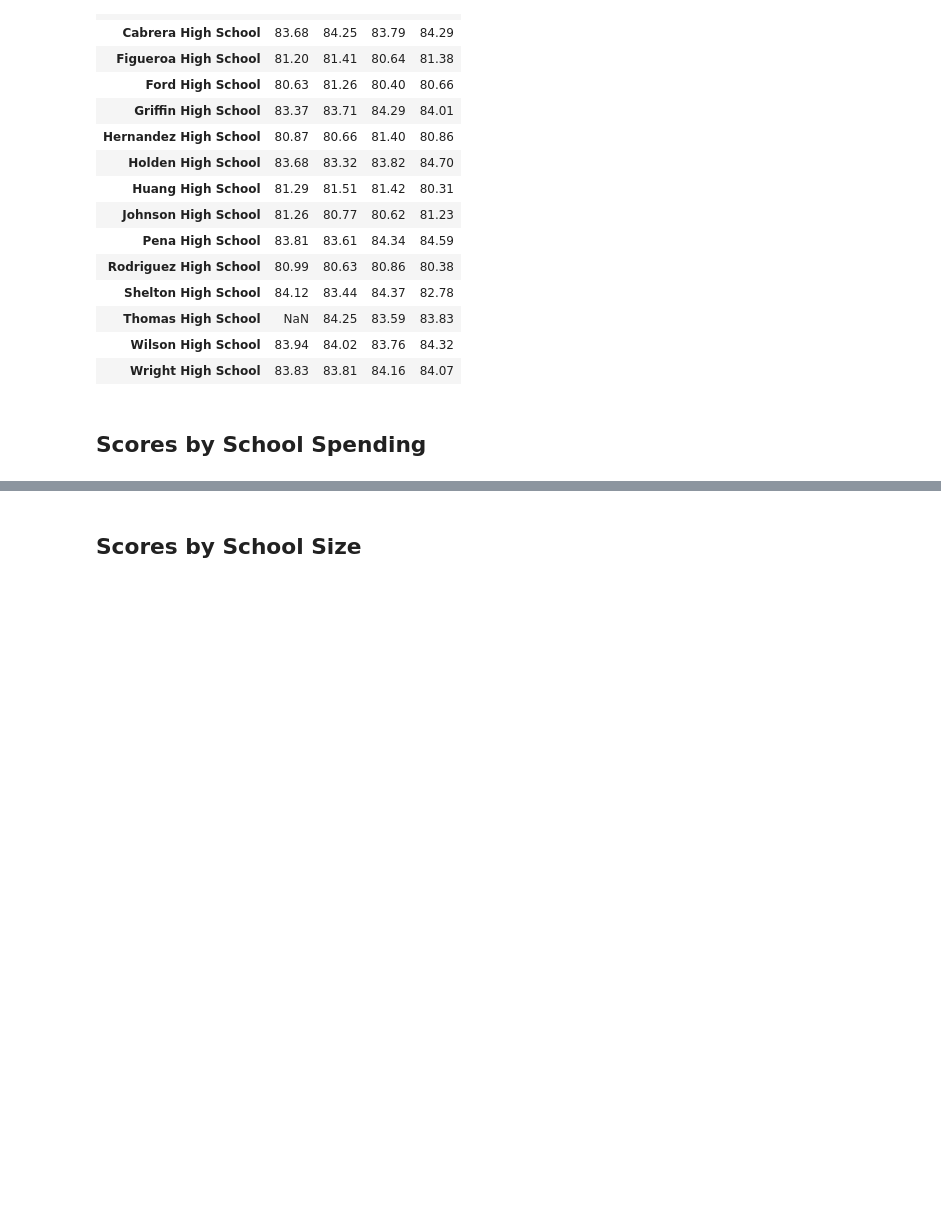
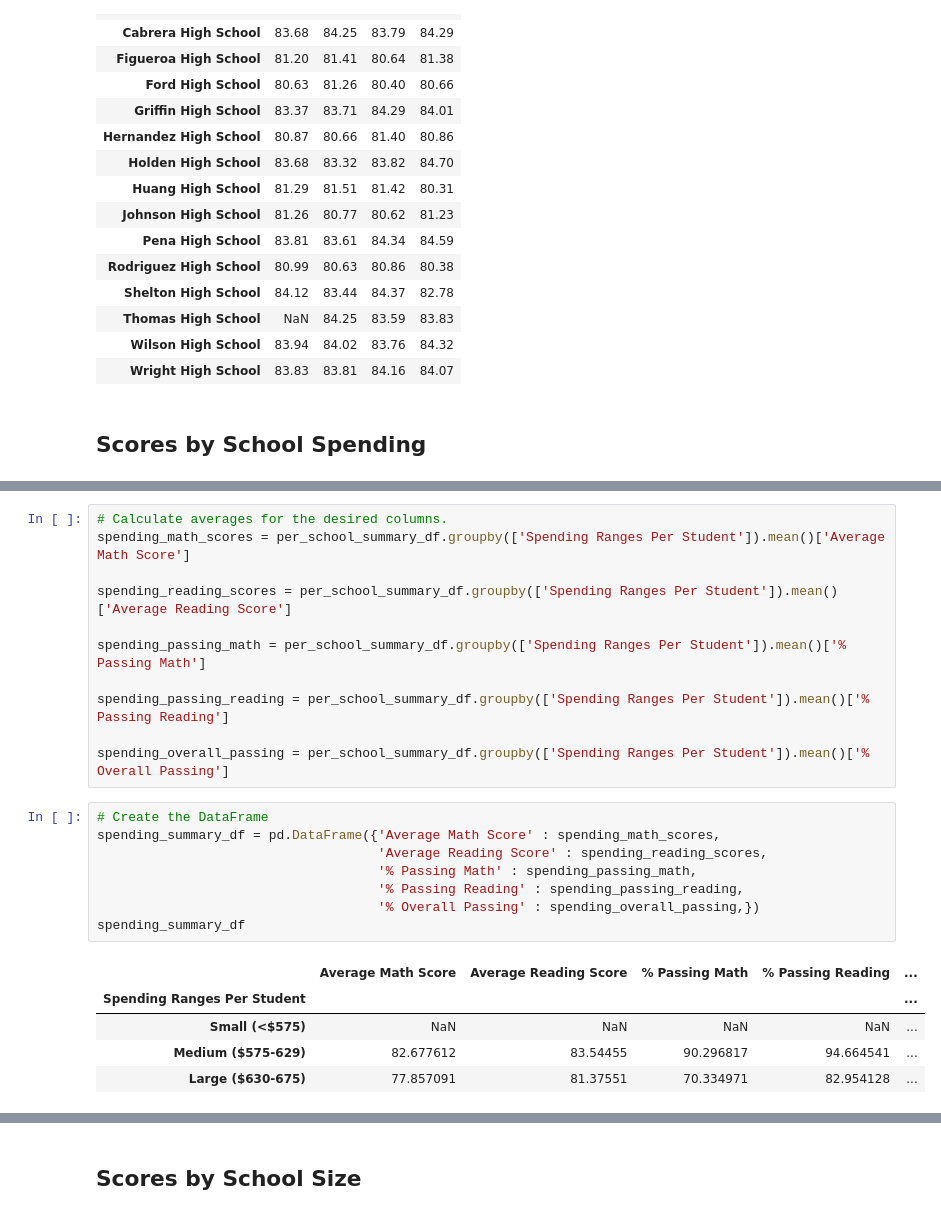
Before and after one commit to weyenic12/PyCitySchools, a Jupyter notebook: PyCitySchools_Challenge.ipynb, the cells around one changed output, grey strips where cells are left out. Drawn from its saved outputs; the diff is of its cells as text; blank space fills up the shorter version.

```diff
--- a/PyCitySchools_Challenge.ipynb
+++ b/PyCitySchools_Challenge.ipynb
@@ -491,0 +495,25 @@ read_scores_by_school
+# %%
+# Calculate averages for the desired columns.
+spending_math_scores = per_school_summary_df.groupby(['Spending Ranges Per Student']).mean()['Average Math Score']
+
+spending_reading_scores = per_school_summary_df.groupby(['Spending Ranges Per Student']).mean()['Average Reading Score']
+
+spending_passing_math = per_school_summary_df.groupby(['Spending Ranges Per Student']).mean()['% Passing Math']
+
+spending_passing_reading = per_school_summary_df.groupby(['Spending Ranges Per Student']).mean()['% Passing Reading']
+
+spending_overall_passing = per_school_summary_df.groupby(['Spending Ranges Per Student']).mean()['% Overall Passing']
+# %%
+# Create the DataFrame
+spending_summary_df = pd.DataFrame({'Average Math Score' : spending_math_scores,
+                                    'Average Reading Score' : spending_reading_scores,
+                                    '% Passing Math' : spending_passing_math,
+                                    '% Passing Reading' : spending_passing_reading,
+                                    '% Overall Passing' : spending_overall_passing,})
+spending_summary_df
+# %% [output]
+|  | Average Math Score | Average Reading Score | % Passing Math | % Passing Reading | ... |
+| Spending Ranges Per Student |  |  |  |  | ... |
+| Small (<$575) | NaN | NaN | NaN | NaN | ... |
+| Medium ($575-629) | 82.677612 | 83.54455 | 90.296817 | 94.664541 | ... |
+| Large ($630-675) | 77.857091 | 81.37551 | 70.334971 | 82.954128 | ... |
```
Also changed, not shown: parts of 21 cells of this notebook.
